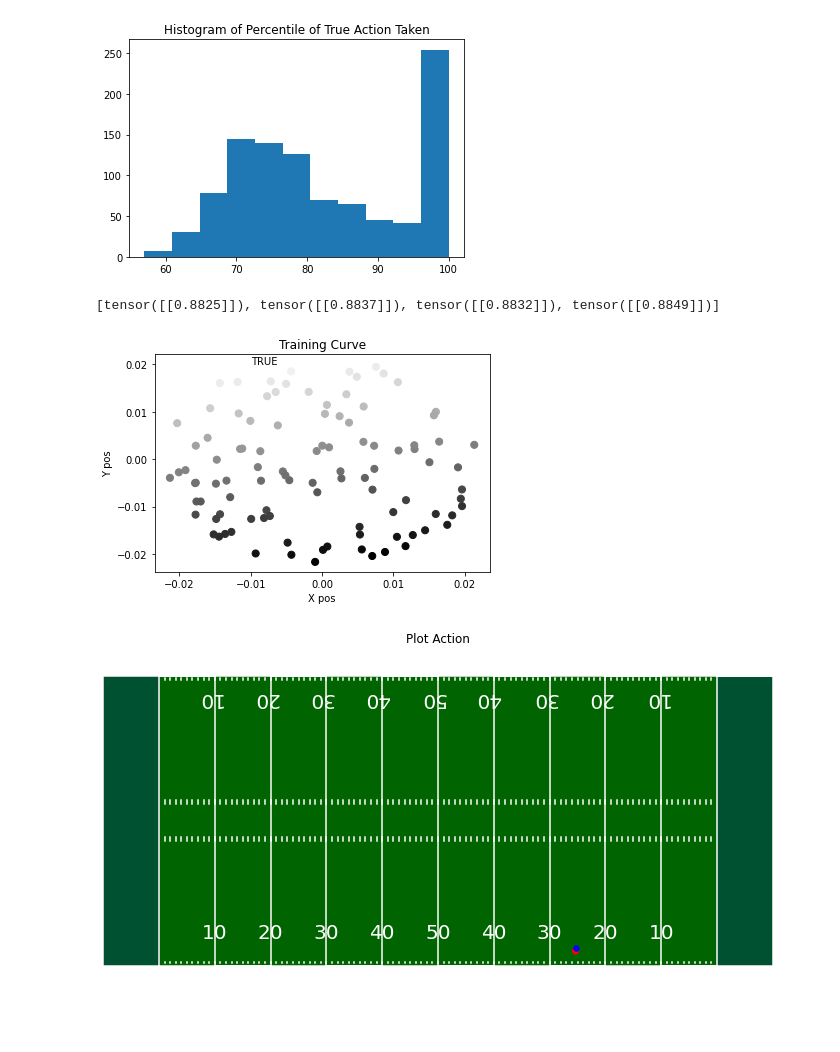
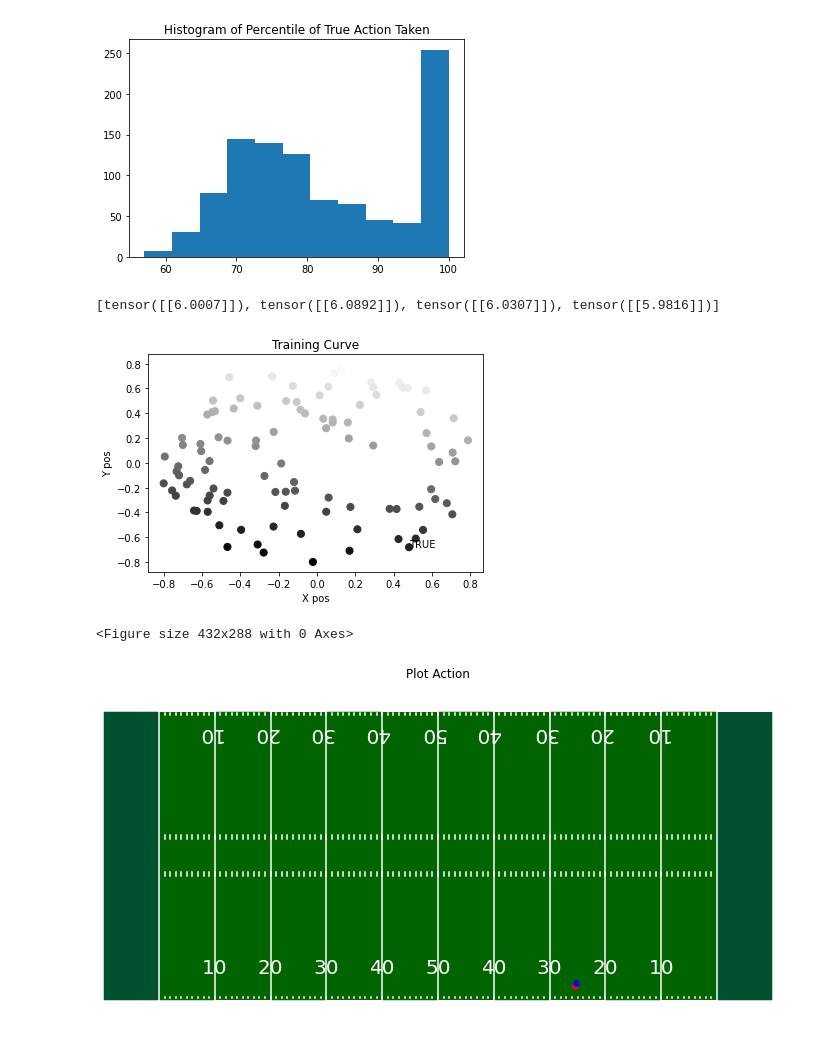
Before and after one commit to scottmaran/big_data_bowl, a Jupyter notebook: qlearning_model.ipynb, the cells around one changed output. Saved outputs shown, nothing was run; the diff lists cells and outputs as text; code cells hidden in the pictures.

Commit message:
uqlearning_model with graphics of simulated actions

```diff
--- a/qlearning_model.ipynb
+++ b/qlearning_model.ipynb
@@ -494,34 +494,37 @@ plt.show
 plt.savefig("training_plots/quantile_hist.png")
 # %% [output]
 [figure]
-# %%
-percentile_rank, q_list, action_list = test_quantile_for_play(test_data, 2, 100)
-
-x_list = [action[0].detach().cpu() for action in action_list]
-y_list = [action[1].detach().cpu() for action in action_list]
-#x_list.append(action_list[-1][0])
-#y_list.append(action_list[-1][1])
-
-#q_list[-1] = q_list[-1].detach().cpu()
-
-print(q_list[-4:])
-
-#x_list.append(true_action[0])
-#y_list.append(true_action[1])
-#q_list.append()
-
-fig, ax = plt.subplots()
-
-ax.scatter(x_list, y_list, c=q_list, s=50, cmap='gray')
-#ax.scatter(true_action[0], true_action[1], c='blue', s=50)
-ax.annotate('TRUE', (action_list[-1][0], action_list[-1][1]))
-plt.title("Training Curve")
-plt.xlabel("X pos")
-plt.ylabel("Y pos")
-plt.show()
-# %% [output]
-[tensor([[0.8825]]), tensor([[0.8837]]), tensor([[0.8832]]), tensor([[0.8849]])]
-[figure, removed]
+# %%
+percentile_rank, q_list, action_list = test_quantile_for_play(test_data, 1, 100)
+
+x_list = [action[0].detach().cpu() for action in action_list]
+y_list = [action[1].detach().cpu() for action in action_list]
+#x_list.append(action_list[-1][0])
+#y_list.append(action_list[-1][1])
+
+#q_list[-1] = q_list[-1].detach().cpu()
+
+print(q_list[-4:])
+
+#x_list.append(true_action[0])
+#y_list.append(true_action[1])
+#q_list.append()
+
+fig, ax = plt.subplots()
+
+ax.scatter(x_list, y_list, c=q_list, s=50, cmap='gray')
+#ax.scatter(true_action[0], true_action[1], c='blue', s=50)
+ax.annotate('TRUE', (action_list[-1][0], action_list[-1][1]))
+plt.title("Training Curve")
+plt.xlabel("X pos")
+plt.ylabel("Y pos")
+plt.show()
+
+plt.savefig("general_images/same_action.png")
+# %% [output]
+[tensor([[6.0007]]), tensor([[6.0892]]), tensor([[6.0307]]), tensor([[5.9816]])]
+[figure, added]
+<Figure size 432x288 with 0 Axes>
 # %%
 
 
```
Also changed, not shown: parts of 4 cells of this notebook.
